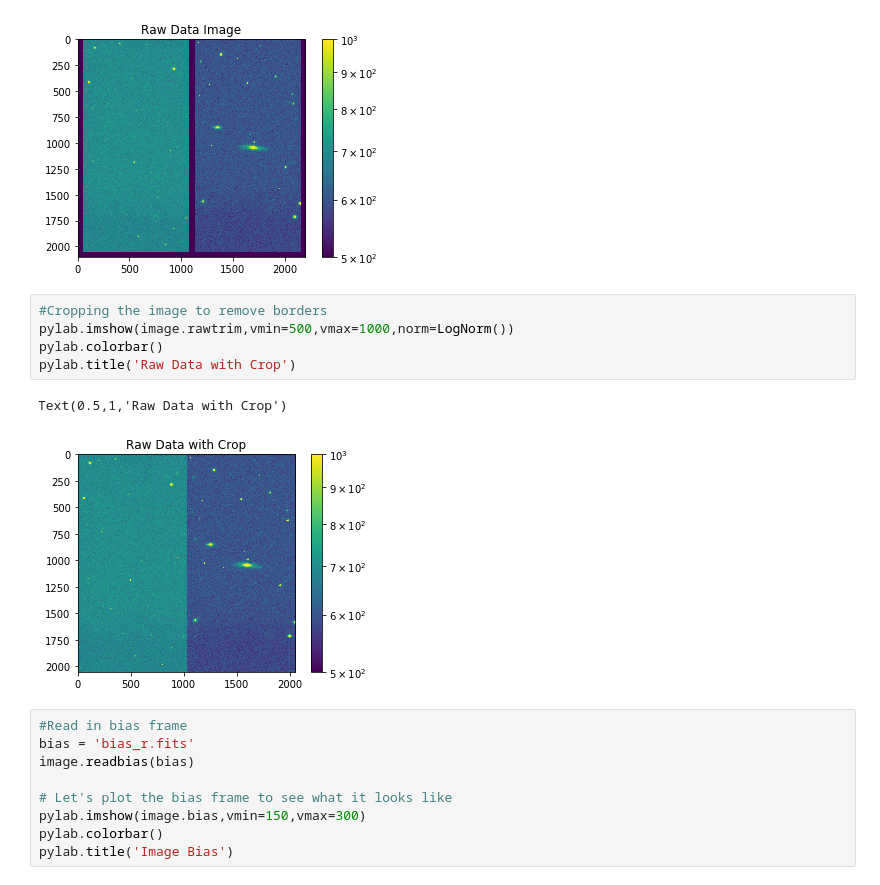
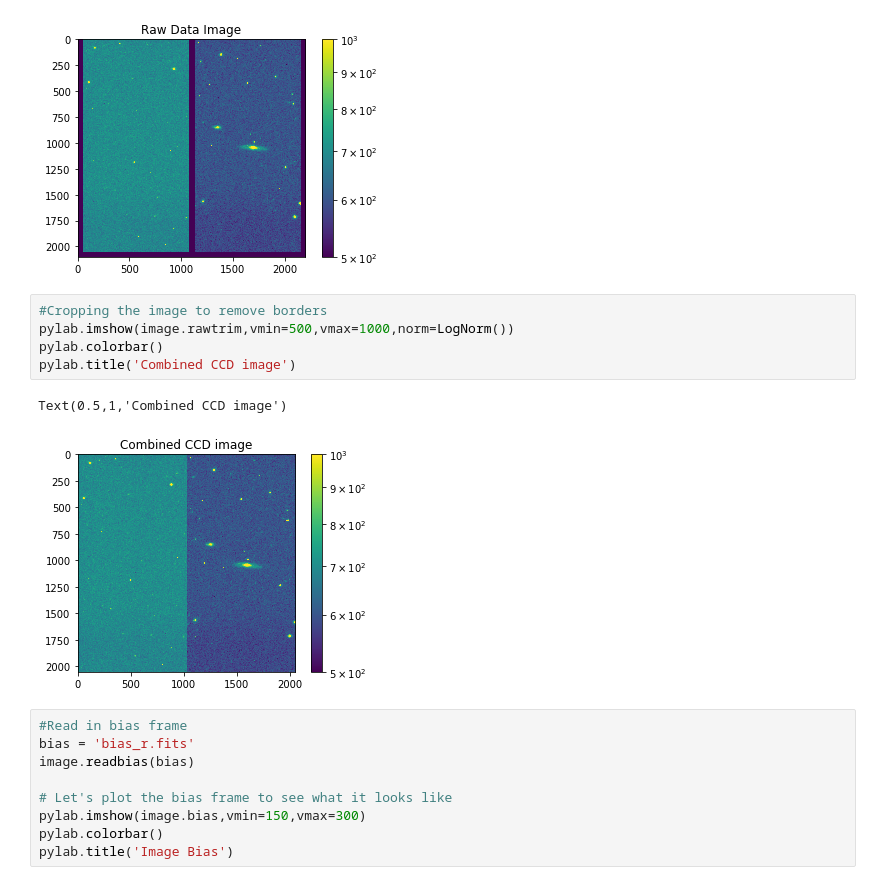
Before and after one commit to nathanmeagher/PH30116, a Jupyter notebook: COURSEWORK.ipynb, the cells around one changed output. Drawn from its saved outputs; the diff is of its cells as text.

```diff
--- a/COURSEWORK.ipynb
+++ b/COURSEWORK.ipynb
@@ -74,11 +91,11 @@ Text(0.5,1,'Raw Data Image')
 # %%
 #Cropping the image to remove borders
 pylab.imshow(image.rawtrim,vmin=500,vmax=1000,norm=LogNorm())
 pylab.colorbar()
-pylab.title('Raw Data with Crop')
+pylab.title('Combined CCD image')
 # %% [output]
-Text(0.5,1,'Raw Data with Crop')
+Text(0.5,1,'Combined CCD image')
-[figure, old version]
+[figure, new version]
 # %%
 #Read in bias frame
 bias = 'bias_r.fits'
```
Also changed, not shown: parts of 41 cells of this notebook, 5 other files.
